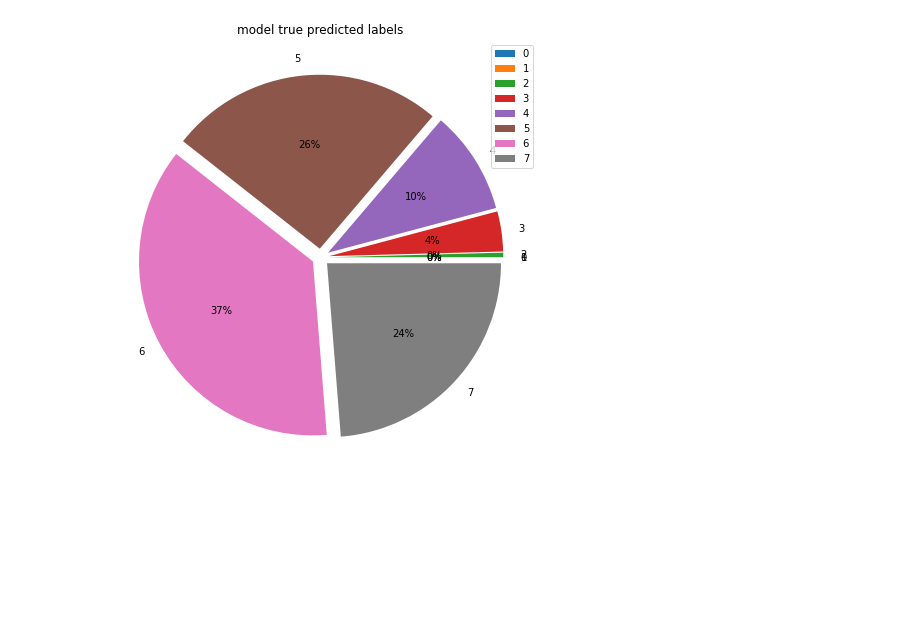
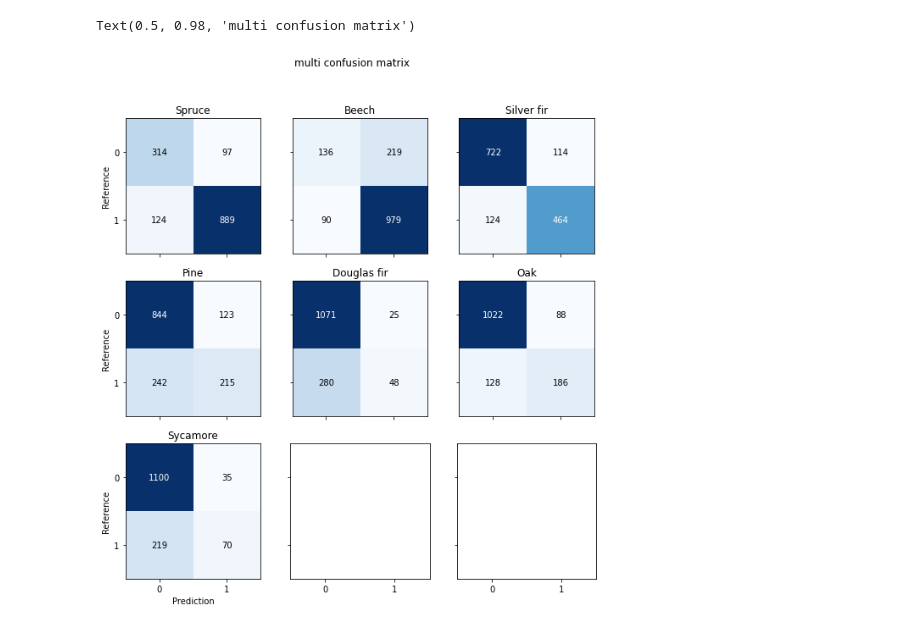
Before and after one commit to JKfuberlin/SITS-NN-Classification, a Jupyter notebook: notebook/multi-label.ipynb, the cells around one changed output. Saved outputs shown, nothing was run; the diff lists cells and outputs as text; code cells hidden in the pictures; blank space fills up the shorter version.

Commit message:
enable multi confusion matrix

```diff
--- a/notebook/multi-label.ipynb
+++ b/notebook/multi-label.ipynb
@@ -27,16 +39,30 @@ res = (ref == pred).sum(axis=1)
-# %%
-x = []
-labels = []
-gaps = []
-plt.figure(figsize=(8,8))
-for i in range(ref.shape[1]+1):
-    num = (res == i).sum()
-    x.append(num)
-    labels.append(i)
-    gaps.append(0.05)
-plt.pie(x, labels=labels, explode=gaps, autopct='%.0f%%', textprops={"size":10})
-plt.title('model true predicted labels')
-plt.legend()
-plt.show()
-# %% [output]
-[figure, removed]
+# %%
+fig, axes = plt.subplots(3, 3, figsize=(10, 10), sharex=True, sharey=True)
+for k in range(ref.shape[1]):
+    header = ref.columns[k]
+    y_pred = pred.iloc[:, k]
+    y_true = ref.iloc[:, k]
+    # confusion matrix
+    matrix = confusion_matrix(y_true, y_pred)
+    # draw figure
+    plt.subplot(3, 3, k + 1)
+    plt.imshow(matrix, interpolation='nearest', cmap=plt.cm.Blues)
+    thresh = matrix.max() / 2.
+    for i in range(len(matrix)):
+        for j in range(len(matrix[i])):
+            plt.text(j, i, format(matrix[i][j]),
+                    ha="center", va="center",
+                    color="white" if matrix[i, j] >= thresh else "black")
+    #set title and label
+    indices = range(len(matrix))
+    plt.xticks(indices)
+    plt.yticks(indices)
+    if k % 3 == 0:
+        plt.ylabel('Reference')
+    if k // 3 == 2:
+        plt.xlabel('Prediction')
+    plt.title(header)
+plt.suptitle('multi confusion matrix')
+# %% [output]
+Text(0.5, 0.98, 'multi confusion matrix')
+[figure, added]
```
Also changed, not shown: parts of 2 cells of this notebook, 3 other files.
